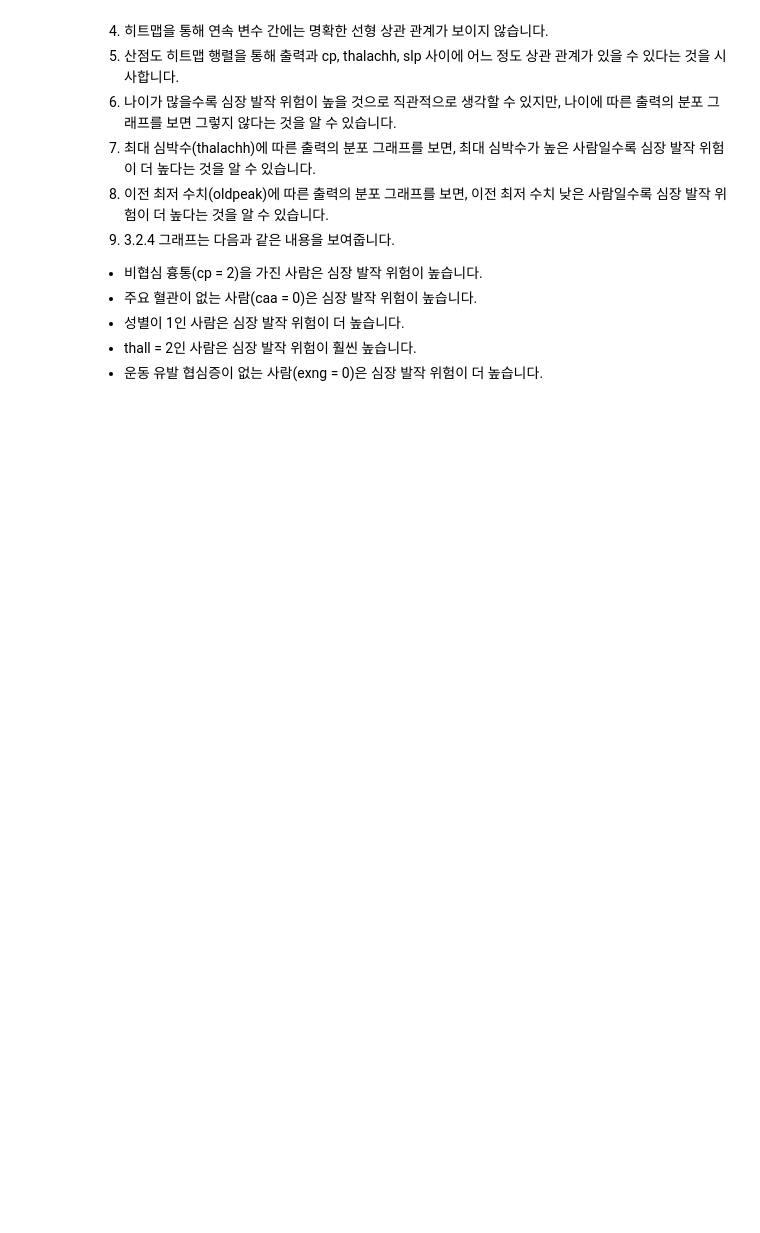
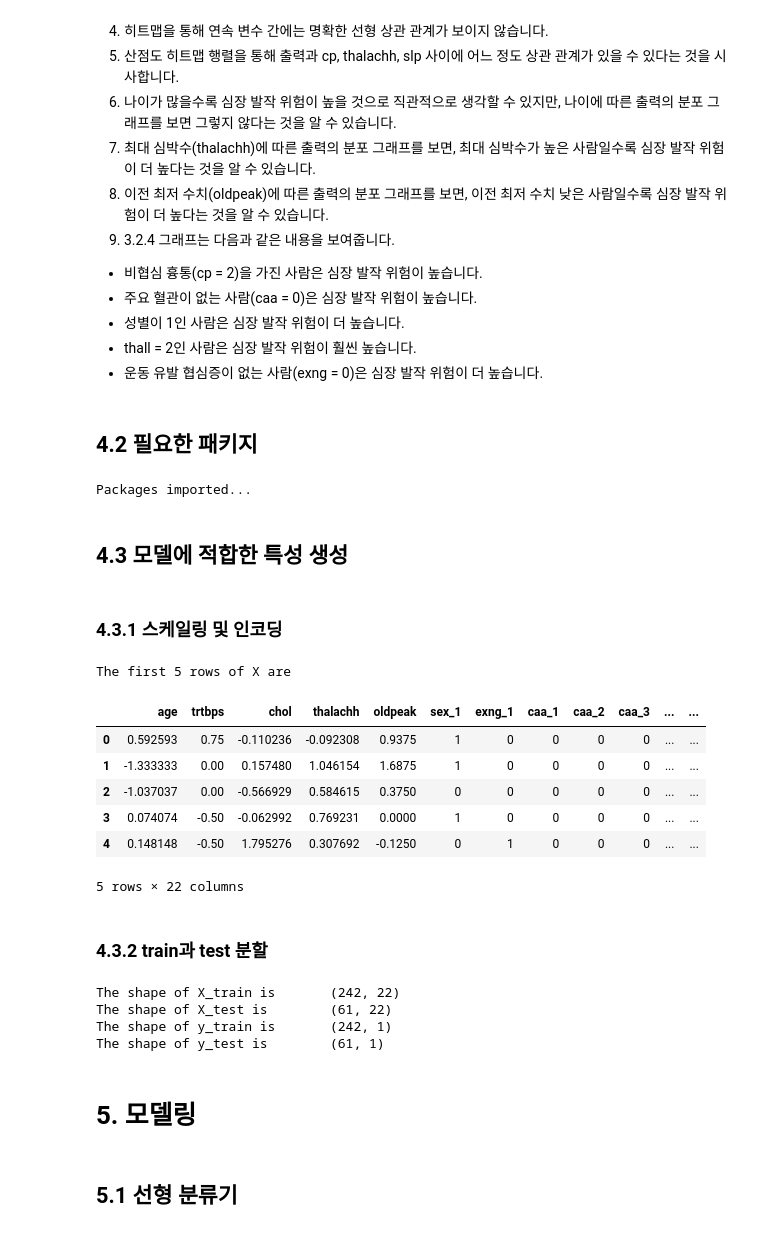
Before and after one commit to god05212/Machine-Learning3, a Jupyter notebook: Machine_Learning3.ipynb, the cells around one changed output. Saved outputs shown, nothing was run; the diff lists cells and outputs as text; code cells hidden in the pictures; blank space fills up the shorter version.

```diff
--- a/Machine_Learning3.ipynb
+++ b/Machine_Learning3.ipynb
@@ -813,3 +813,83 @@ plt.show()
  - 성별이 1인 사람은 심장 발작 위험이 더 높습니다.
  - thall = 2인 사람은 심장 발작 위험이 훨씬 높습니다.
  - 운동 유발 협심증이 없는 사람(exng = 0)은 심장 발작 위험이 더 높습니다.
+# %% [markdown]
+## 4.2 필요한 패키지
+# %%
+# Scaling
+from sklearn.preprocessing import RobustScaler
+
+# Train Test Split
+from sklearn.model_selection import train_test_split
+
+# Models
+import torch
+import torch.nn as nn
+from sklearn.svm import SVC
+from sklearn.linear_model import LogisticRegression
+from sklearn.ensemble import RandomForestClassifier
+from sklearn.tree import DecisionTreeClassifier
+from sklearn.ensemble import GradientBoostingClassifier
+
+# Metrics
+from sklearn.metrics import accuracy_score, classification_report, roc_curve
+
+# Cross Validation
+from sklearn.model_selection import cross_val_score
+from sklearn.model_selection import GridSearchCV
+
+print('Packages imported...')
+# %% [output]
+Packages imported...
+# %% [markdown]
+## 4.3 모델에 적합한 특성 생성
+# %% [markdown]
+### 4.3.1 스케일링 및 인코딩
+# %%
+# creating a copy of df
+df1 = df
+
+# define the columns to be encoded and scaled
+cat_cols = ['sex','exng','caa','cp','fbs','restecg','slp','thall']
+con_cols = ["age","trtbps","chol","thalachh","oldpeak"]
+
+# encoding the categorical columns
+df1 = pd.get_dummies(df1, columns = cat_cols, drop_first = True)
+
+# defining the features and target
+X = df1.drop(['output'],axis=1)
+y = df1[['output']]
+
+# instantiating the scaler
+scaler = RobustScaler()
+
+# scaling the continuous featuree
+X[con_cols] = scaler.fit_transform(X[con_cols])
+print("The first 5 rows of X are")
+X.head()
+# %% [output]
+The first 5 rows of X are
+|  | age | trtbps | chol | thalachh | oldpeak | sex_1 | exng_1 | caa_1 | caa_2 | caa_3 | ... | ... |
+| 0 | 0.592593 | 0.75 | -0.110236 | -0.092308 | 0.9375 | 1 | 0 | 0 | 0 | 0 | ... | ... |
+| 1 | -1.333333 | 0.00 | 0.157480 | 1.046154 | 1.6875 | 1 | 0 | 0 | 0 | 0 | ... | ... |
+| 2 | -1.037037 | 0.00 | -0.566929 | 0.584615 | 0.3750 | 0 | 0 | 0 | 0 | 0 | ... | ... |
+| 3 | 0.074074 | -0.50 | -0.062992 | 0.769231 | 0.0000 | 1 | 0 | 0 | 0 | 0 | ... | ... |
+| 4 | 0.148148 | -0.50 | 1.795276 | 0.307692 | -0.1250 | 0 | 1 | 0 | 0 | 0 | ... | ... |
+5 rows × 22 columns
+# %% [markdown]
+### 4.3.2 train과 test 분할
+# %%
+X_train, X_test, y_train, y_test = train_test_split(X,y, test_size = 0.2, random_state = 42)
+print("The shape of X_train is      ", X_train.shape)
+print("The shape of X_test is       ",X_test.shape)
+print("The shape of y_train is      ",y_train.shape)
+print("The shape of y_test is       ",y_test.shape)
+# %% [output]
+The shape of X_train is       (242, 22)
+The shape of X_test is        (61, 22)
+The shape of y_train is       (242, 1)
+The shape of y_test is        (61, 1)
+# %% [markdown]
+# 5. 모델링
+# %% [markdown]
+## 5.1 선형 분류기
```
Also changed, not shown: parts of 17 cells of this notebook.
